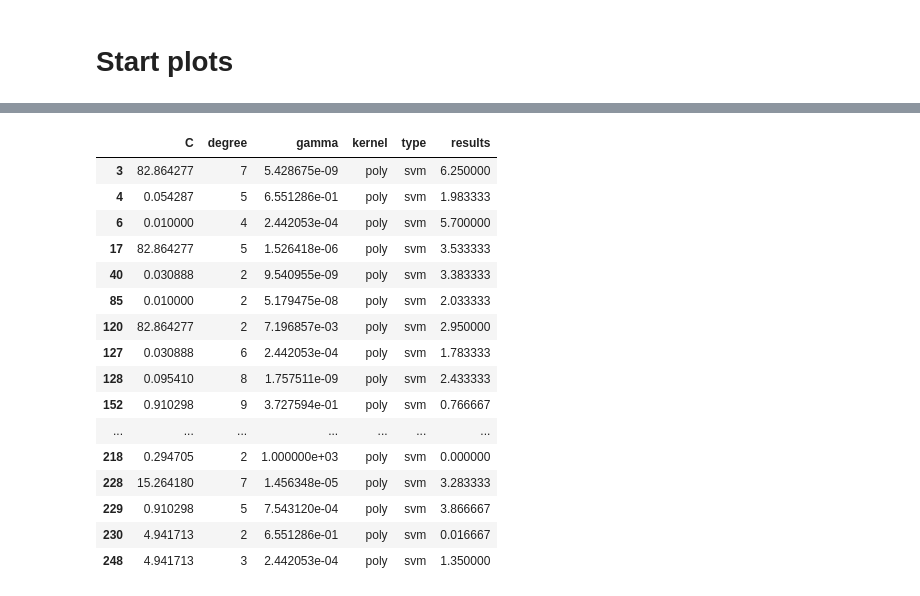
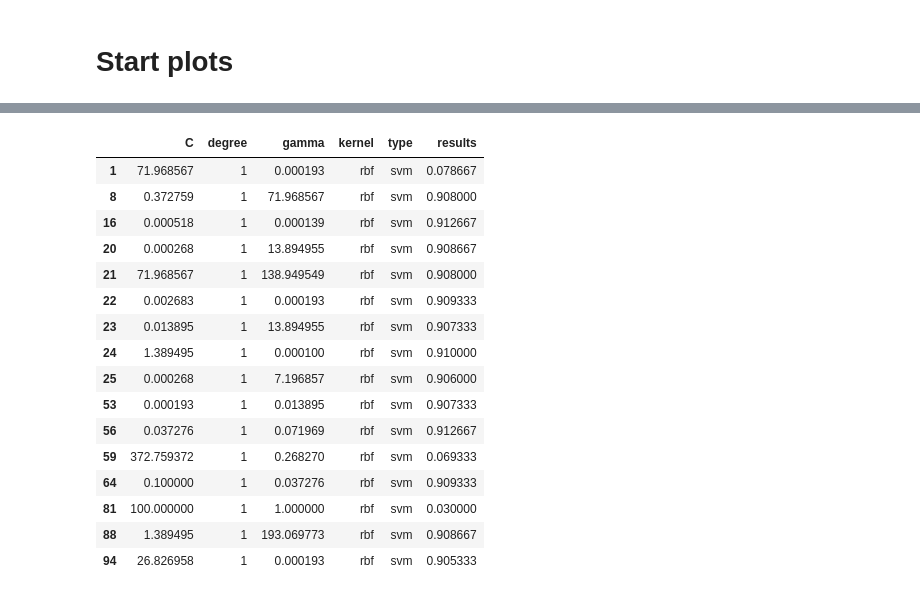
Before and after one commit to hosamshahin/Fall2015_ML_Project, a Jupyter notebook: results/Analysis.ipynb, the cells around one changed output, grey strips where cells are left out. Saved outputs shown, nothing was run; the diff lists cells and outputs as text; code cells hidden in the pictures.

```diff
--- a/results/Analysis.ipynb
+++ b/results/Analysis.ipynb
@@ -172,7 +173,7 @@ def plot_bar(dataArray, xlabels=None, ylabel=None, legendLabels=None, title=None
 # %% [markdown]
 # Read Data
 # %%
-with open('hyperOpt_svm.json') as data_file:
+with open('run_hyperopt_svm.json') as data_file:
     data = json.load(data_file)
 
 svm = pd.DataFrame(columns=['C', 'degree', 'gamma', 'kernel', 'type', 'results'])
@@ -200,20 +192,20 @@ svm.head()
 # %%
-svm.query('kernel=="poly" & C <100')
+svm.query("results < 1 and kernel == 'rbf'")
 # %% [output]
 |  | C | degree | gamma | kernel | type | results |
-| 3 | 82.864277 | 7 | 5.428675e-09 | poly | svm | 6.250000 |
-| 4 | 0.054287 | 5 | 6.551286e-01 | poly | svm | 1.983333 |
-| 6 | 0.010000 | 4 | 2.442053e-04 | poly | svm | 5.700000 |
-| 17 | 82.864277 | 5 | 1.526418e-06 | poly | svm | 3.533333 |
-| 40 | 0.030888 | 2 | 9.540955e-09 | poly | svm | 3.383333 |
-| 85 | 0.010000 | 2 | 5.179475e-08 | poly | svm | 2.033333 |
-| 120 | 82.864277 | 2 | 7.196857e-03 | poly | svm | 2.950000 |
-| 127 | 0.030888 | 6 | 2.442053e-04 | poly | svm | 1.783333 |
-| 128 | 0.095410 | 8 | 1.757511e-09 | poly | svm | 2.433333 |
-| 152 | 0.910298 | 9 | 3.727594e-01 | poly | svm | 0.766667 |
-| ... | ... | ... | ... | ... | ... | ... |
-| 218 | 0.294705 | 2 | 1.000000e+03 | poly | svm | 0.000000 |
-| 228 | 15.264180 | 7 | 1.456348e-05 | poly | svm | 3.283333 |
-| 229 | 0.910298 | 5 | 7.543120e-04 | poly | svm | 3.866667 |
-| 230 | 4.941713 | 2 | 6.551286e-01 | poly | svm | 0.016667 |
-| 248 | 4.941713 | 3 | 2.442053e-04 | poly | svm | 1.350000 |
+| 1 | 71.968567 | 1 | 0.000193 | rbf | svm | 0.078667 |
+| 8 | 0.372759 | 1 | 71.968567 | rbf | svm | 0.908000 |
+| 16 | 0.000518 | 1 | 0.000139 | rbf | svm | 0.912667 |
+| 20 | 0.000268 | 1 | 13.894955 | rbf | svm | 0.908667 |
+| 21 | 71.968567 | 1 | 138.949549 | rbf | svm | 0.908000 |
+| 22 | 0.002683 | 1 | 0.000193 | rbf | svm | 0.909333 |
+| 23 | 0.013895 | 1 | 13.894955 | rbf | svm | 0.907333 |
+| 24 | 1.389495 | 1 | 0.000100 | rbf | svm | 0.910000 |
+| 25 | 0.000268 | 1 | 7.196857 | rbf | svm | 0.906000 |
+| 53 | 0.000193 | 1 | 0.013895 | rbf | svm | 0.907333 |
+| 56 | 0.037276 | 1 | 0.071969 | rbf | svm | 0.912667 |
+| 59 | 372.759372 | 1 | 0.268270 | rbf | svm | 0.069333 |
+| 64 | 0.100000 | 1 | 0.037276 | rbf | svm | 0.909333 |
+| 81 | 100.000000 | 1 | 1.000000 | rbf | svm | 0.030000 |
+| 88 | 1.389495 | 1 | 193.069773 | rbf | svm | 0.908667 |
+| 94 | 26.826958 | 1 | 0.000193 | rbf | svm | 0.905333 |
```
Also changed, not shown: parts of 7 cells of this notebook, 16 other files.
